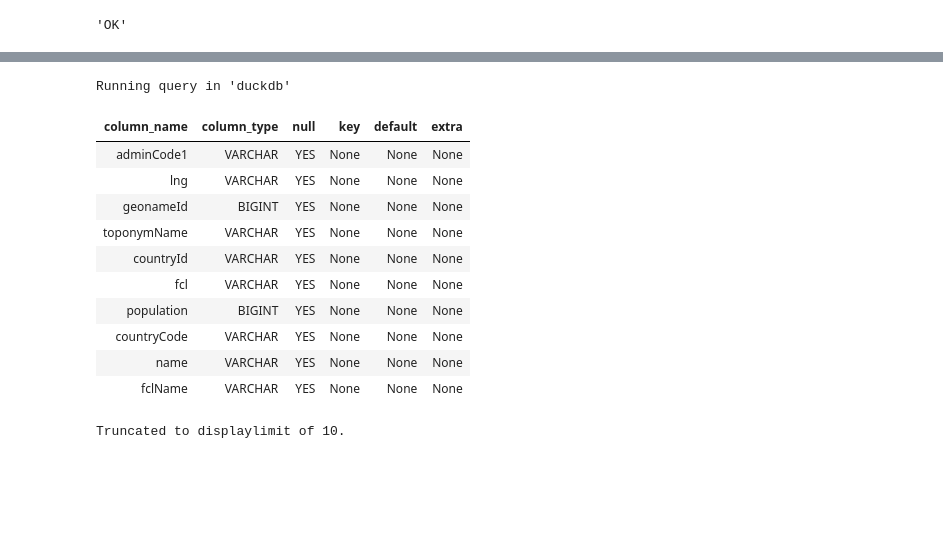
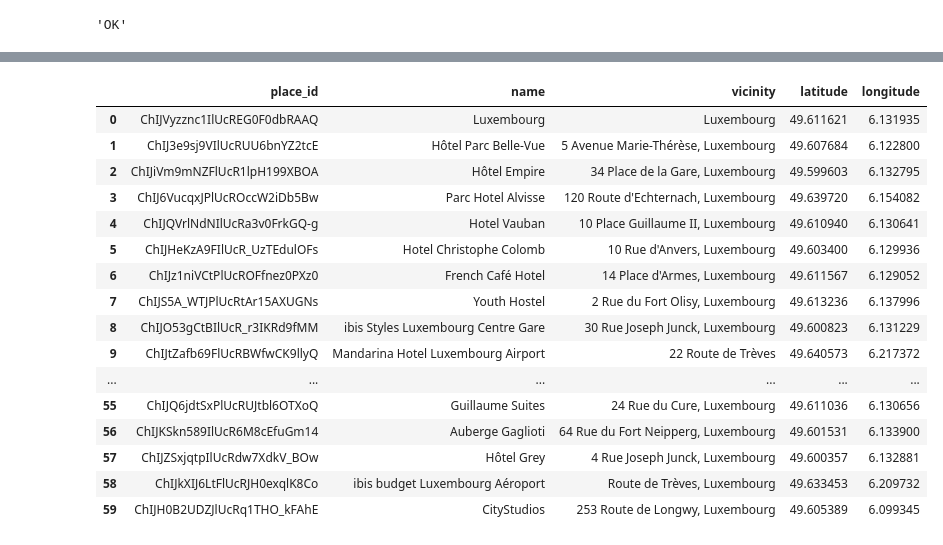
Before and after one commit to nitish-raj/ThePlayground, a Jupyter notebook: geolocationAnalysis/src/notebook/gmaps_analysis.ipynb, the cells around one changed output, grey strips where cells are left out. Cells and saved outputs as stored; diff of their text form; code cells hidden in the pictures; blank space fills up the shorter version.

```diff
--- a/geolocationAnalysis/src/notebook/gmaps_analysis.ipynb
+++ b/geolocationAnalysis/src/notebook/gmaps_analysis.ipynb
@@ -275,0 +148,5 @@ df = get_geonames_data(username,country_code)
+# %%
+url = f"https://maps.googleapis.com/maps/api/place/nearbysearch/json?location={formatted_location}&radius={radius}&key={API_KEY}"
+
+response = requests.get(url)
+places = response.json()
@@ -276,2 +199,38 @@ df = get_geonames_data(username,country_code)
+# %%
+def get_all_places(location: str, radius: int):
+        """
+        Fetch all places within a given radius of a location.
+
+        Args:
+            location (str): The location to search around, in the format "latitude,longitude".
+            radius (int): The radius in meters to search within.
+
+        Returns:
+            List[Place]: A list of Place objects representing the nearby places.
+        """
+        all_places = []
+        url = f"{base_url}/place/nearbysearch/json?location={location}&radius={radius}&key={api_key}"
+
+        while url:
+            try:
+                response = requests.get(url)
+                response.raise_for_status()
+            except requests.exceptions.RequestException as e:
+                print(f"Error in nearby search request: {e}")
+                break
+
+            places = response.json()
+            all_places.extend(places["results"])
+            next_page_token = places.get("next_page_token")
+            if next_page_token:
+                time.sleep(2)  # Add a delay before making the next request
+                url = f"{base_url}/place/nearbysearch/json?pagetoken={next_page_token}&key={api_key}"
+            else:
+                url = None
+
+        return [convert_to_place(result) for result in all_places]
+# %%
+places = get_all_places(formatted_location, 50000)
 # %%
-df_geoname = pd.DataFrame([asdict(gn) for gn in df])
+if places:
+    df_places = pd.DataFrame([asdict(gn) for gn in places])
@@ -292,17 +237,20 @@ Make sure that "df" is either a pandas.DataFrame, duckdb.DuckDBPyRelation, pyarr
-# %%
-%%sql
-show geonames
-# %% [output]
-Running query in 'duckdb'
-| column_name | column_type | null | key | default | extra |
-| adminCode1 | VARCHAR | YES | None | None | None |
-| lng | VARCHAR | YES | None | None | None |
-| geonameId | BIGINT | YES | None | None | None |
-| toponymName | VARCHAR | YES | None | None | None |
-| countryId | VARCHAR | YES | None | None | None |
-| fcl | VARCHAR | YES | None | None | None |
-| population | BIGINT | YES | None | None | None |
-| countryCode | VARCHAR | YES | None | None | None |
-| name | VARCHAR | YES | None | None | None |
-| fclName | VARCHAR | YES | None | None | None |
-Truncated to displaylimit of 10.
+# %%
+df_places
+# %% [output]
+|  | place_id | name | vicinity | latitude | longitude |
+| 0 | ChIJVyzznc1IlUcREG0F0dbRAAQ | Luxembourg | Luxembourg | 49.611621 | 6.131935 |
+| 1 | ChIJ3e9sj9VIlUcRUU6bnYZ2tcE | Hôtel Parc Belle-Vue | 5 Avenue Marie-Thérèse, Luxembourg | 49.607684 | 6.122800 |
+| 2 | ChIJiVm9mNZFlUcR1lpH199XBOA | Hôtel Empire | 34 Place de la Gare, Luxembourg | 49.599603 | 6.132795 |
+| 3 | ChIJ6VucqxJPlUcROccW2iDb5Bw | Parc Hotel Alvisse | 120 Route d'Echternach, Luxembourg | 49.639720 | 6.154082 |
+| 4 | ChIJQVrlNdNIlUcRa3v0FrkGQ-g | Hotel Vauban | 10 Place Guillaume II, Luxembourg | 49.610940 | 6.130641 |
+| 5 | ChIJHeKzA9FIlUcR_UzTEdulOFs | Hotel Christophe Colomb | 10 Rue d'Anvers, Luxembourg | 49.603400 | 6.129936 |
+| 6 | ChIJz1niVCtPlUcROFfnez0PXz0 | French Café Hotel | 14 Place d'Armes, Luxembourg | 49.611567 | 6.129052 |
+| 7 | ChIJS5A_WTJPlUcRtAr15AXUGNs | Youth Hostel | 2 Rue du Fort Olisy, Luxembourg | 49.613236 | 6.137996 |
+| 8 | ChIJO53gCtBIlUcR_r3IKRd9fMM | ibis Styles Luxembourg Centre Gare | 30 Rue Joseph Junck, Luxembourg | 49.600823 | 6.131229 |
+| 9 | ChIJtZafb69FlUcRBWfwCK9llyQ | Mandarina Hotel Luxembourg Airport | 22 Route de Trèves | 49.640573 | 6.217372 |
+| ... | ... | ... | ... | ... | ... |
+| 55 | ChIJQ6jdtSxPlUcRUJtbl6OTXoQ | Guillaume Suites | 24 Rue du Cure, Luxembourg | 49.611036 | 6.130656 |
+| 56 | ChIJKSkn589IlUcR6M8cEfuGm14 | Auberge Gaglioti | 64 Rue du Fort Neipperg, Luxembourg | 49.601531 | 6.133900 |
+| 57 | ChIJZSxjqtpIlUcRdw7XdkV_BOw | Hôtel Grey | 4 Rue Joseph Junck, Luxembourg | 49.600357 | 6.132881 |
+| 58 | ChIJkXIJ6LtFlUcRJH0exqlK8Co | ibis budget Luxembourg Aéroport | Route de Trèves, Luxembourg | 49.633453 | 6.209732 |
+| 59 | ChIJH0B2UDZJlUcRq1THO_kFAhE | CityStudios | 253 Route de Longwy, Luxembourg | 49.605389 | 6.099345 |
```
Also changed, not shown: parts of 22 cells of this notebook, 4 other files.
